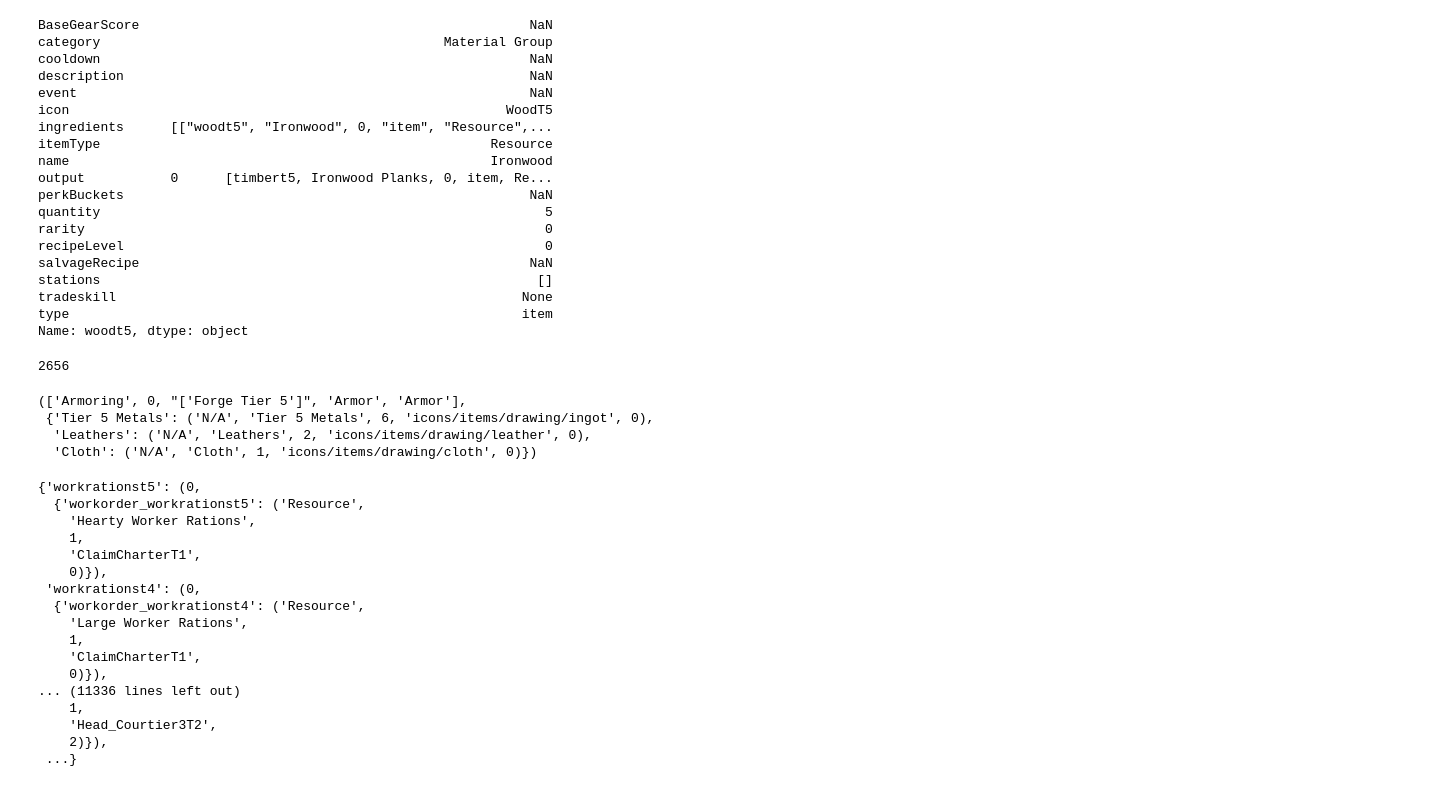
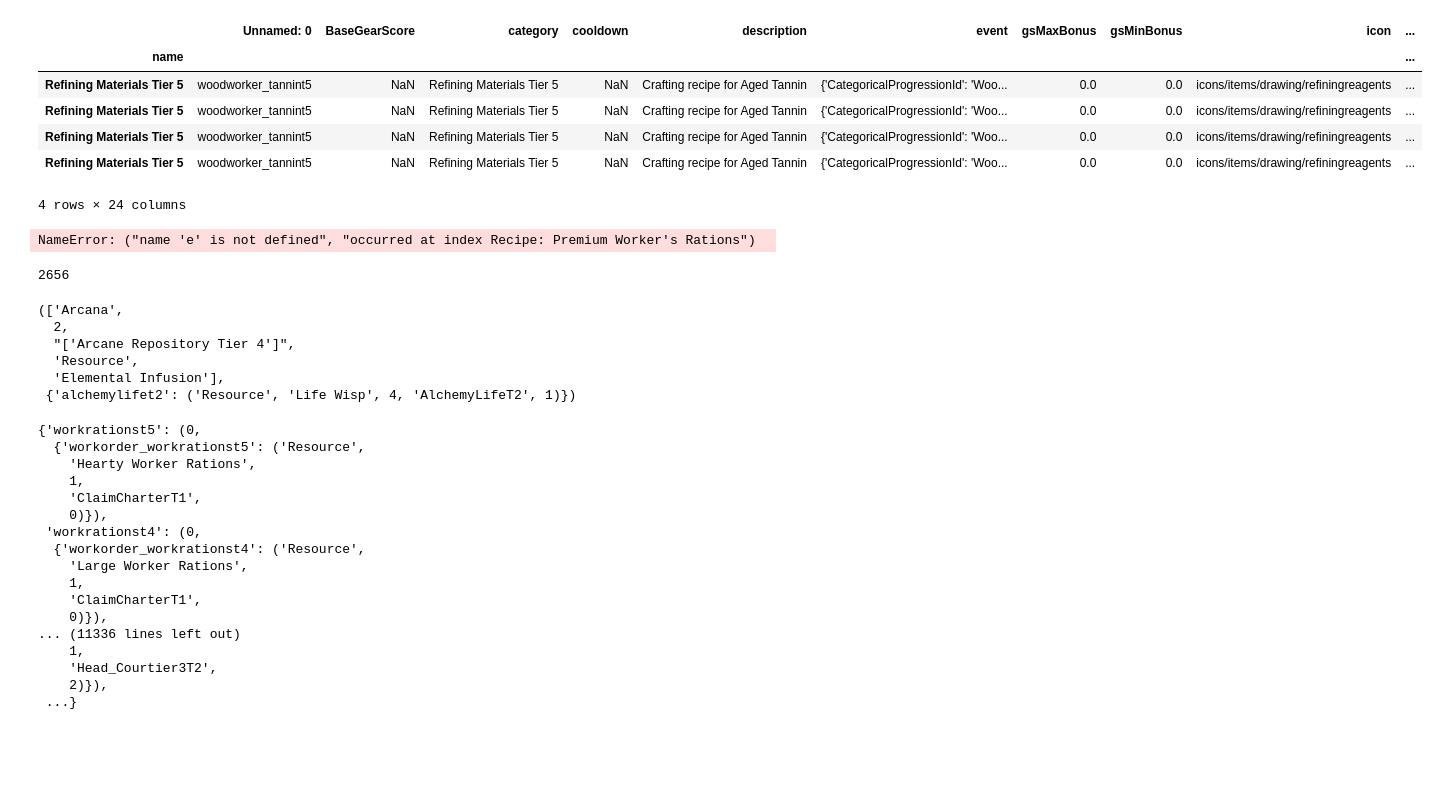
Before and after one commit to meissnereric/NewWorldRecipeGraph, a Jupyter notebook: Process Tables to Gephi Files.ipynb, the cells around one changed output. Cells and saved outputs as stored; diff of their text form; code cells hidden in the pictures; blank space fills up the shorter version.

```diff
--- a/Process Tables to Gephi Files.ipynb
+++ b/Process Tables to Gephi Files.ipynb
@@ -10,8 +10,8 @@ import csv
 import sys
 import ast
 # %%
-recipe_table = pd.read_csv('data/recipe_table.csv')
-recipe_table.set_index('id', inplace=True)
+recipe_table = pd.read_csv('data/dft_nodes_no_dupe.csv')
+recipe_table.set_index('name', inplace=True)
 # %%
 recipe_table
 # %% [output]
@@ -37,25 +37,13 @@ recipe_table
-# %%
-recipe_table.loc['woodt5']
-# %% [output]
-BaseGearScore                                                  NaN
-category                                            Material Group
-cooldown                                                       NaN
-description                                                    NaN
-event                                                          NaN
-icon                                                        WoodT5
-ingredients      [["woodt5", "Ironwood", 0, "item", "Resource",...
-itemType                                                  Resource
-name                                                      Ironwood
-output           0      [timbert5, Ironwood Planks, 0, item, Re...
-perkBuckets                                                    NaN
-quantity                                                         5
-rarity                                                           0
-recipeLevel                                                      0
-salvageRecipe                                                  NaN
-stations                                                        []
-tradeskill                                                    None
-type                                                          item
-Name: woodt5, dtype: object
+# %%
+recipe_table.loc['Refining Materials Tier 5']
+# %% [output]
+|  | Unnamed: 0 | BaseGearScore | category | cooldown | description | event | gsMaxBonus | gsMinBonus | icon | ... |
+| name |  |  |  |  |  |  |  |  |  | ... |
+| Refining Materials Tier 5 | woodworker_tannint5 | NaN | Refining Materials Tier 5 | NaN | Crafting recipe for Aged Tannin | {'CategoricalProgressionId': 'Woo... | 0.0 | 0.0 | icons/items/drawing/refiningreagents | ... |
+| Refining Materials Tier 5 | woodworker_tannint5 | NaN | Refining Materials Tier 5 | NaN | Crafting recipe for Aged Tannin | {'CategoricalProgressionId': 'Woo... | 0.0 | 0.0 | icons/items/drawing/refiningreagents | ... |
+| Refining Materials Tier 5 | woodworker_tannint5 | NaN | Refining Materials Tier 5 | NaN | Crafting recipe for Aged Tannin | {'CategoricalProgressionId': 'Woo... | 0.0 | 0.0 | icons/items/drawing/refiningreagents | ... |
+| Refining Materials Tier 5 | woodworker_tannint5 | NaN | Refining Materials Tier 5 | NaN | Crafting recipe for Aged Tannin | {'CategoricalProgressionId': 'Woo... | 0.0 | 0.0 | icons/items/drawing/refiningreagents | ... |
+4 rows × 24 columns
 # %%
 def createOverlapDict(table):
     """
@@ -65,8 +53,8 @@ def createOverlapDict(table):
 
     overlapDict = {}
     labelDict = {}
-    table.apply(lambda row: overlapDict.update({row['output'] : makeOverlap(row)}), axis=1)
-    table.apply(lambda row: labelDict.update({row['output'] : (row['rarity'], makeLabel(row))}), axis=1)
+    table.apply(lambda row: overlapDict.update({row['target'] : makeOverlap(row)}), axis=1)
+    table.apply(lambda row: labelDict.update({row['target'] : (row['rarity'], makeLabel(row))}), axis=1)
     return overlapDict, labelDict
 
 def makeOverlap(row):
@@ -75,12 +63,13 @@ def makeOverlap(row):
         listRow = json.loads(row['ingredients'])
 #             print("\n listrow: ", row['ingredients'], listRow, type(listRow))
     except e:
-        print(e, listRow, type(listRow))
+        print("FUCKFUCKFUCK", e, listRow, type(listRow))
         listrowstr = "[" + row['ingredients'] + "]"
         listRow = json.loads(listrowstr)
     try:
 #         print("XXXXXXXX ListRow: ", listRow)
         ingDict = {ingId : (itemType, ingName, quantity, icon, rarity) for ingId, ingName, rarity, typ, itemType, icon, quantity in listRow}
+        print(len(ingDict))
     except:
         ingDict = None
     recipe_traits = [row['tradeskill'], row['rarity'], row['stations'], row['itemType'], row['category']]
@@ -99,17 +88,21 @@ def makeLabel(row):
     return ingDict
 
 overlapDict, labelDict = createOverlapDict(recipe_table)
+# %% [output]
+NameError: ("name 'e' is not defined", "occurred at index Recipe: Premium Worker's Rations")
 # %%
 len(overlapDict)
 # %% [output]
 2656
 # %%
-overlapDict['heavyfeet_furlinedt5']
+overlapDict['alchemylifet3']
 # %% [output]
-(['Armoring', 0, "['Forge Tier 5']", 'Armor', 'Armor'],
- {'Tier 5 Metals': ('N/A', 'Tier 5 Metals', 6, 'icons/items/drawing/ingot', 0),
-  'Leathers': ('N/A', 'Leathers', 2, 'icons/items/drawing/leather', 0),
-  'Cloth': ('N/A', 'Cloth', 1, 'icons/items/drawing/cloth', 0)})
+(['Arcana',
+  2,
+  "['Arcane Repository Tier 4']",
+  'Resource',
+  'Elemental Infusion'],
+ {'alchemylifet2': ('Resource', 'Life Wisp', 4, 'AlchemyLifeT2', 1)})
 # %%
 labelDict
 # %% [output]
```
Also changed, not shown: parts of 3 cells of this notebook, 13 other files.
